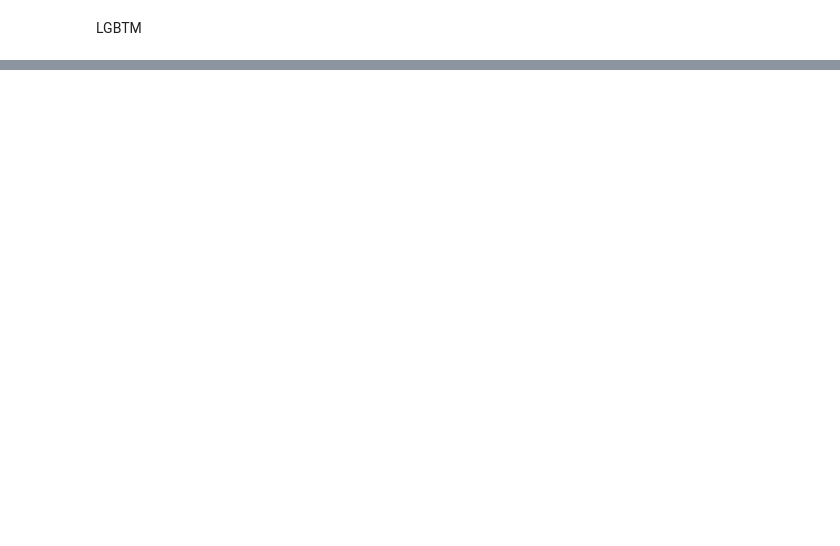
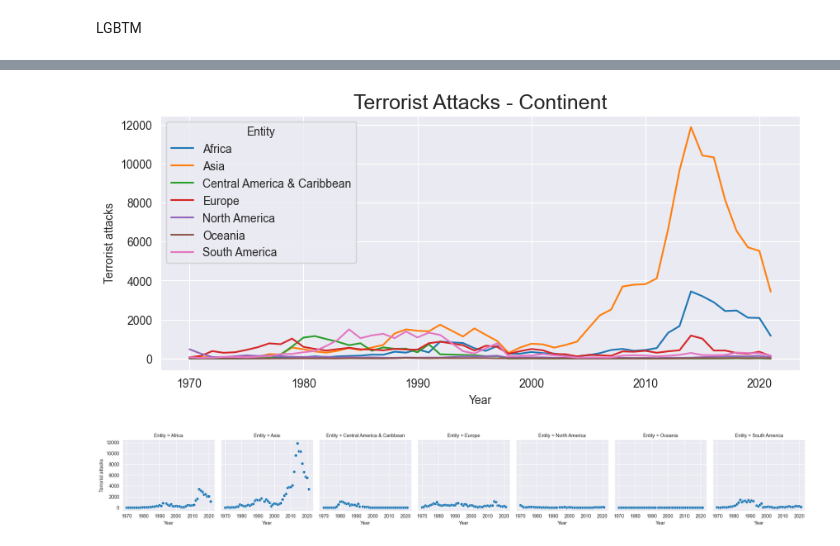
Before and after one commit to SyedFahimRahman/Epic3, a Jupyter notebook: Models/main.ipynb, the cells around one changed output, grey strips where cells are left out. Drawn from its saved outputs; the diff is of its cells as text; code cells hidden in the pictures; blank space fills up the shorter version.

```diff
--- a/Models/main.ipynb
+++ b/Models/main.ipynb
@@ -33,0 +93,5 @@ print("Columns: " + str(cols))
+# %%
+options = ['Africa', 'Asia', 'Europe', 'Oceania', 'North America', 'South America', 'Central America & Caribbean']
+
+cont_df = df.loc[df['Entity'].isin(options)]
+cont_df.head()
@@ -33,0 +105,13 @@ print("Columns: " + str(cols))
+# %%
+fig, ax = plt.subplots(figsize=(10, 4))
+sns.lineplot(data=cont_df, x="Year", y="Terrorist attacks", hue="Entity")
+plt.title("Terrorist Attacks - Continent", fontsize = 18)
+plt.show()
+# %% [output]
+[figure, added]
+# %%
+face_grid = sns.FacetGrid(cont_df, col="Entity")
+face_grid.map(sns.scatterplot, "Year", "Terrorist attacks")
+plt.show()
+# %% [output]
+[figure, added]
```
Also changed, not shown: parts of 40 cells of this notebook, 3 other files.
